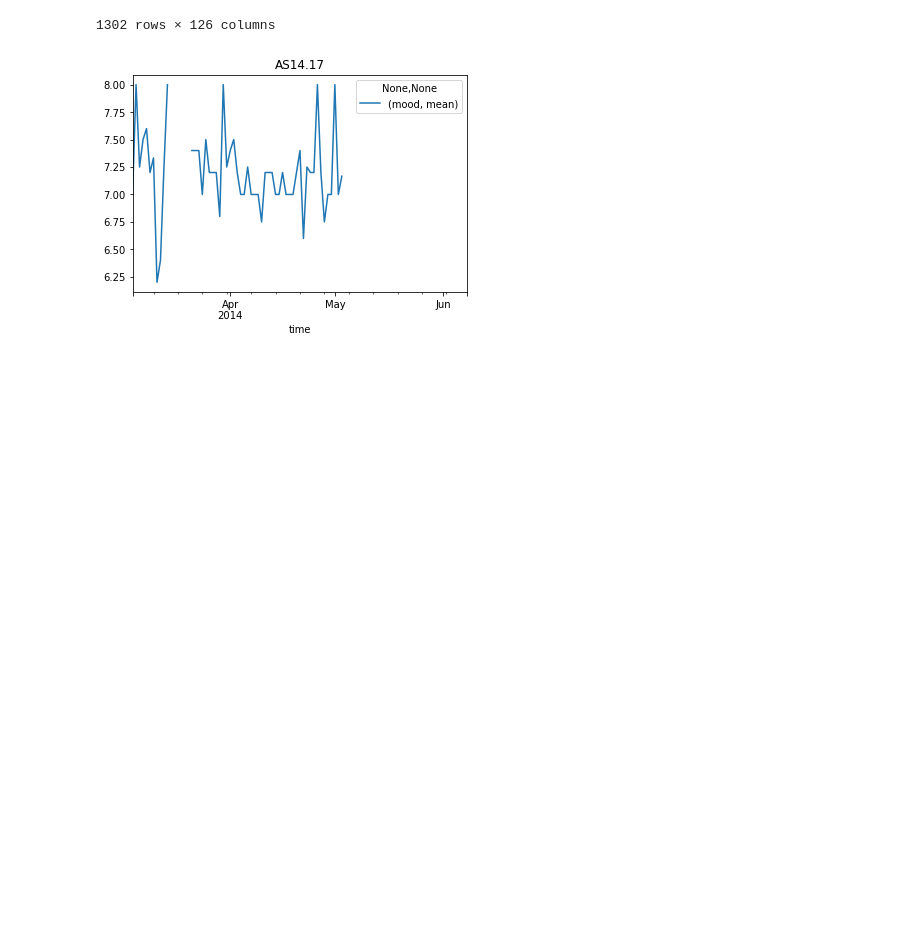
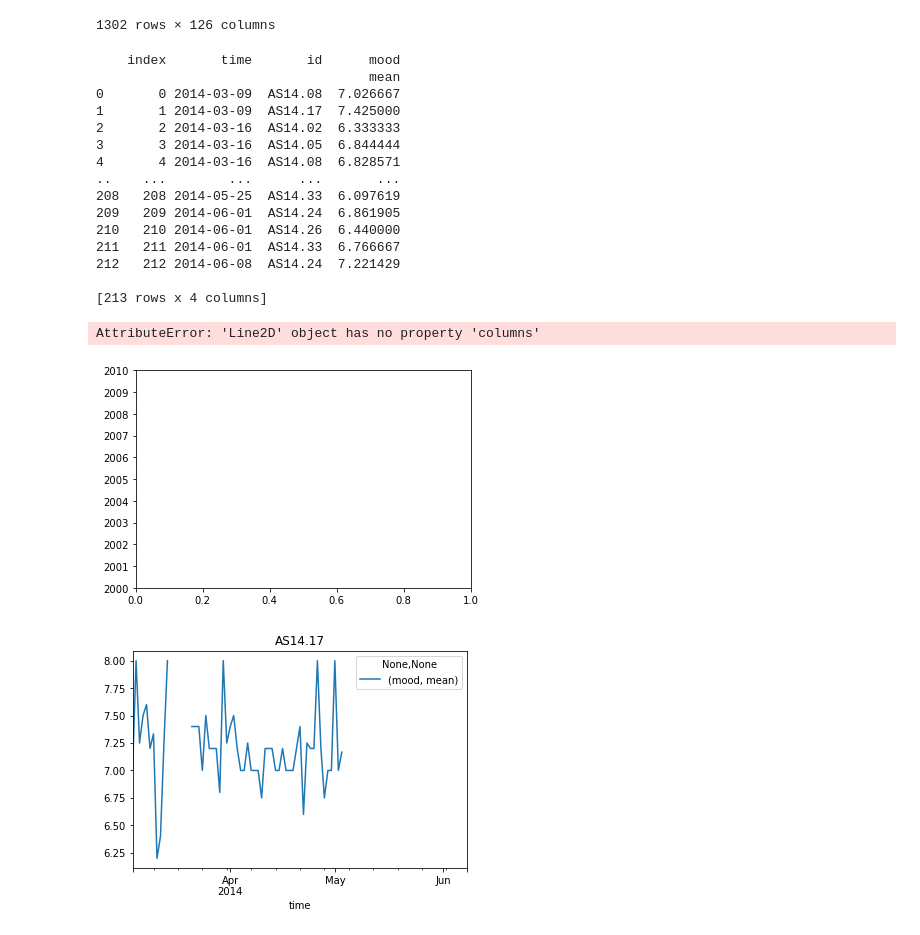
Before and after one commit to tituspellegrom/DataMiningTechniques, a Jupyter notebook: Exploration_V2.ipynb, the cells around one changed output. Cells and saved outputs as stored; diff of their text form; code cells hidden in the pictures; blank space fills up the shorter version.

```diff
--- a/Exploration_V2.ipynb
+++ b/Exploration_V2.ipynb
@@ -212,6 +232,33 @@ display(df_daily)
 | 1300 | 2014-06-07 | AS14.24 | 8.0 | 8.0 | 8.0 | 8.000000 | NaN | 1 | -1.0 | -1.0 | ... |
 | 1301 | 2014-06-08 | AS14.24 | 6.0 | 7.0 | 6.5 | 6.500000 | 0.707107 | 2 | -2.0 | -1.0 | ... |
 1302 rows × 126 columns
+# %%
+average_mood = df_daily.groupby([pd.Grouper(key='time', freq='W'), 'id'])[[('mood','mean')]].mean().reset_index()
+print(average_mood.reset_index())
+dates = pd.date_range(start='2014-03-02', end='2014-06-15', freq='W')
+average_mood.plot(legend=False, ylim=[4,8], xticks=dates, xlabel='Date', ylabel='Average mood')
+
+# test =average_mood.pivot(index=('time',''), columns='id', values=('mood','mean'))
+# print(test)
+# test.plot()
+# %% [output]
+    index       time       id      mood
+                                   mean
+0       0 2014-03-09  AS14.08  7.026667
+1       1 2014-03-09  AS14.17  7.425000
+2       2 2014-03-16  AS14.02  6.333333
+3       3 2014-03-16  AS14.05  6.844444
+4       4 2014-03-16  AS14.08  6.828571
+..    ...        ...      ...       ...
+208   208 2014-05-25  AS14.33  6.097619
+209   209 2014-06-01  AS14.24  6.861905
+210   210 2014-06-01  AS14.26  6.440000
+211   211 2014-06-01  AS14.33  6.766667
+212   212 2014-06-08  AS14.24  7.221429
+
+[213 rows x 4 columns]
+AttributeError: 'Line2D' object has no property 'columns'
+[figure, added]
 # %%
 for idx in df_daily['id'].unique():
     df_id = df_daily.loc[df_daily['id']==idx]
```
Also changed, not shown: parts of 1 cell of this notebook, 4 other files.
